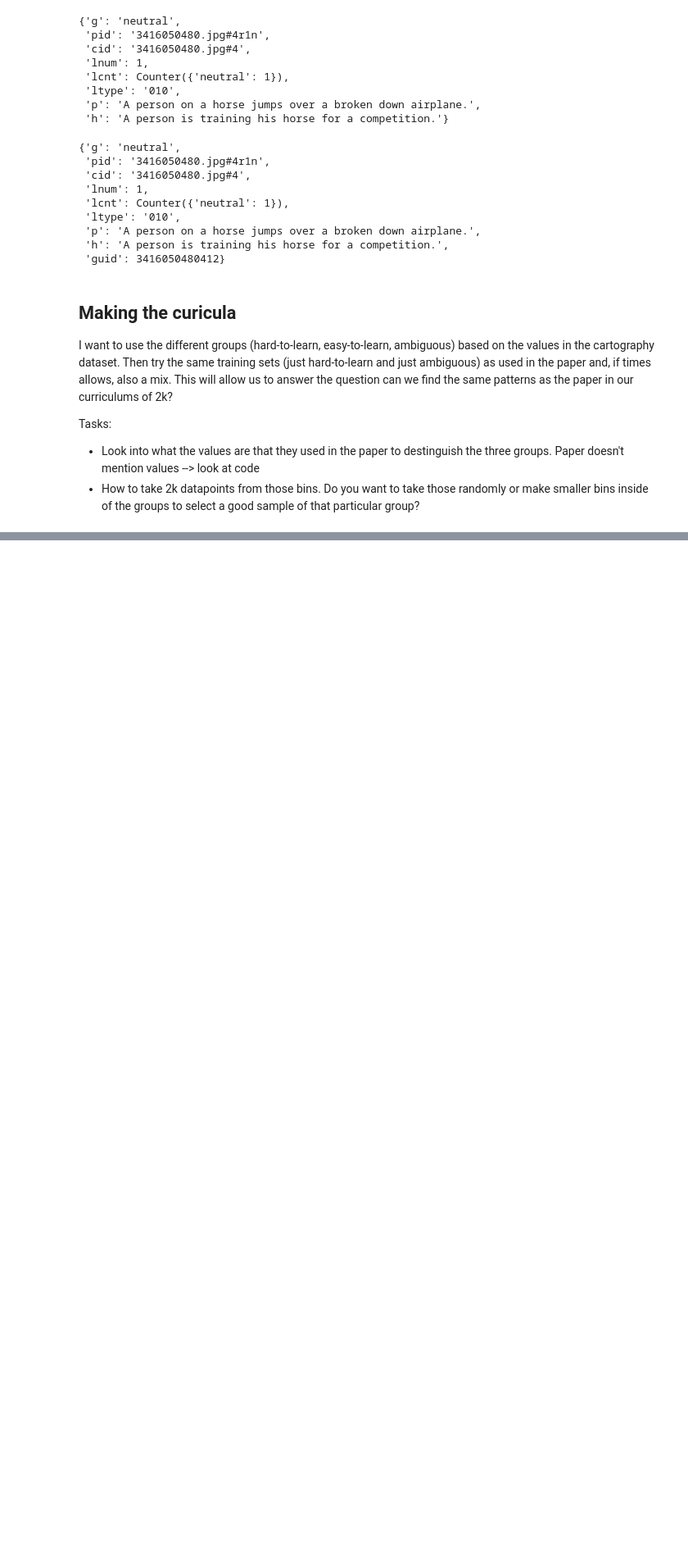
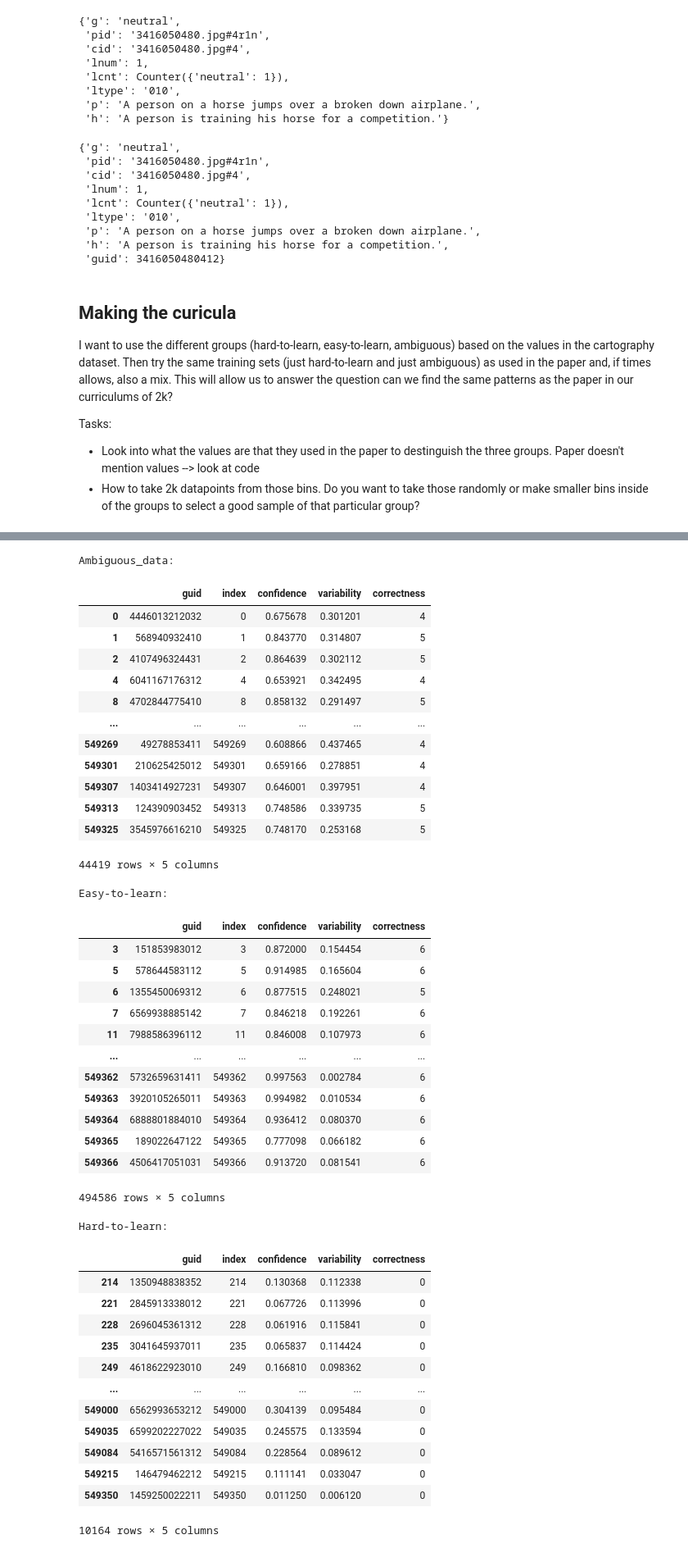
Before and after one commit to jacomijnprins/LoLa, a Jupyter notebook: cartography_selection/cartography.ipynb, the cells around one changed output, grey strips where cells are left out. Shown at 82% size. Cells and saved outputs as stored; diff of their text form; code cells hidden in the pictures; blank space fills up the shorter version.

```diff
--- a/cartography_selection/cartography.ipynb
+++ b/cartography_selection/cartography.ipynb
@@ -166,0 +208,59 @@ Tasks:
+# %%
+variability_split = 0.25
+correctness_split = 0.5
+
+ambiguous = cartography_data[cartography_data['variability']>=variability_split]
+easy_to_learn = cartography_data[(cartography_data['variability']<variability_split) & (cartography_data['correctness']>= correctness_split)]
+hard_to_learn = cartography_data[(cartography_data['variability']<variability_split) & (cartography_data['correctness']< correctness_split)]
+print("Ambiguous_data: ")
+display(ambiguous)
+print("Easy-to-learn: ")
+display(easy_to_learn)
+print("Hard-to-learn: ")
+display(hard_to_learn)
+
+print(f"The length of these splits: {len(ambiguous)+len(easy_to_learn)+len(hard_to_learn)} \nCompared to the full dataset {len(cartography_data)}")
+print(f"Ambiguous set: {len(ambiguous)}\nEasy-to-learn: { len(easy_to_learn)}\nHard-to-learn: {len(hard_to_learn)}")
+# %% [output]
+Ambiguous_data:
+|  | guid | index | confidence | variability | correctness |
+| 0 | 4446013212032 | 0 | 0.675678 | 0.301201 | 4 |
+| 1 | 568940932410 | 1 | 0.843770 | 0.314807 | 5 |
+| 2 | 4107496324431 | 2 | 0.864639 | 0.302112 | 5 |
+| 4 | 6041167176312 | 4 | 0.653921 | 0.342495 | 4 |
+| 8 | 4702844775410 | 8 | 0.858132 | 0.291497 | 5 |
+| ... | ... | ... | ... | ... | ... |
+| 549269 | 49278853411 | 549269 | 0.608866 | 0.437465 | 4 |
+| 549301 | 210625425012 | 549301 | 0.659166 | 0.278851 | 4 |
+| 549307 | 1403414927231 | 549307 | 0.646001 | 0.397951 | 4 |
+| 549313 | 124390903452 | 549313 | 0.748586 | 0.339735 | 5 |
+| 549325 | 3545976616210 | 549325 | 0.748170 | 0.253168 | 5 |
+44419 rows × 5 columns
+Easy-to-learn:
+|  | guid | index | confidence | variability | correctness |
+| 3 | 151853983012 | 3 | 0.872000 | 0.154454 | 6 |
+| 5 | 578644583112 | 5 | 0.914985 | 0.165604 | 6 |
+| 6 | 1355450069312 | 6 | 0.877515 | 0.248021 | 5 |
+| 7 | 6569938885142 | 7 | 0.846218 | 0.192261 | 6 |
+| 11 | 7988586396112 | 11 | 0.846008 | 0.107973 | 6 |
+| ... | ... | ... | ... | ... | ... |
+| 549362 | 5732659631411 | 549362 | 0.997563 | 0.002784 | 6 |
+| 549363 | 3920105265011 | 549363 | 0.994982 | 0.010534 | 6 |
+| 549364 | 6888801884010 | 549364 | 0.936412 | 0.080370 | 6 |
+| 549365 | 189022647122 | 549365 | 0.777098 | 0.066182 | 6 |
+| 549366 | 4506417051031 | 549366 | 0.913720 | 0.081541 | 6 |
+494586 rows × 5 columns
+Hard-to-learn:
+|  | guid | index | confidence | variability | correctness |
+| 214 | 1350948838352 | 214 | 0.130368 | 0.112338 | 0 |
+| 221 | 2845913338012 | 221 | 0.067726 | 0.113996 | 0 |
+| 228 | 2696045361312 | 228 | 0.061916 | 0.115841 | 0 |
+| 235 | 3041645937011 | 235 | 0.065837 | 0.114424 | 0 |
+| 249 | 4618622923010 | 249 | 0.166810 | 0.098362 | 0 |
+| ... | ... | ... | ... | ... | ... |
+| 549000 | 6562993653212 | 549000 | 0.304139 | 0.095484 | 0 |
+| 549035 | 6599202227022 | 549035 | 0.245575 | 0.133594 | 0 |
+| 549084 | 5416571561312 | 549084 | 0.228564 | 0.089612 | 0 |
+| 549215 | 146479462212 | 549215 | 0.111141 | 0.033047 | 0 |
+| 549350 | 1459250022211 | 549350 | 0.011250 | 0.006120 | 0 |
+10164 rows × 5 columns
```
Also changed, not shown: parts of 12 cells of this notebook, 3 other files.
